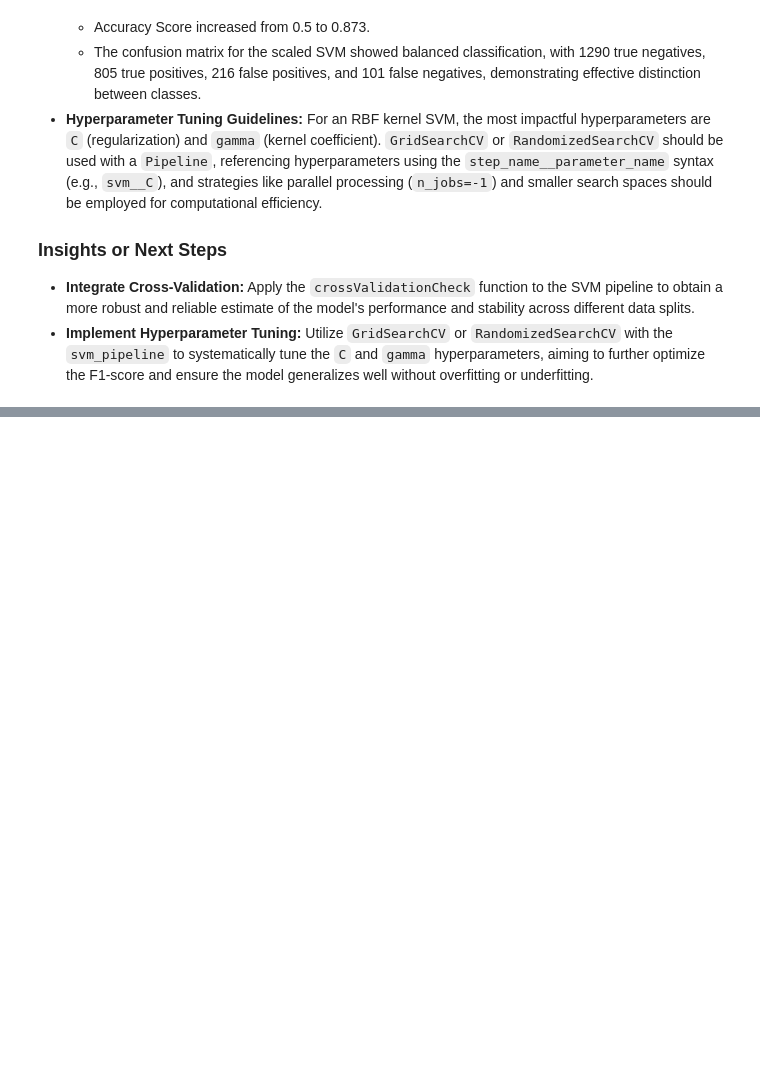
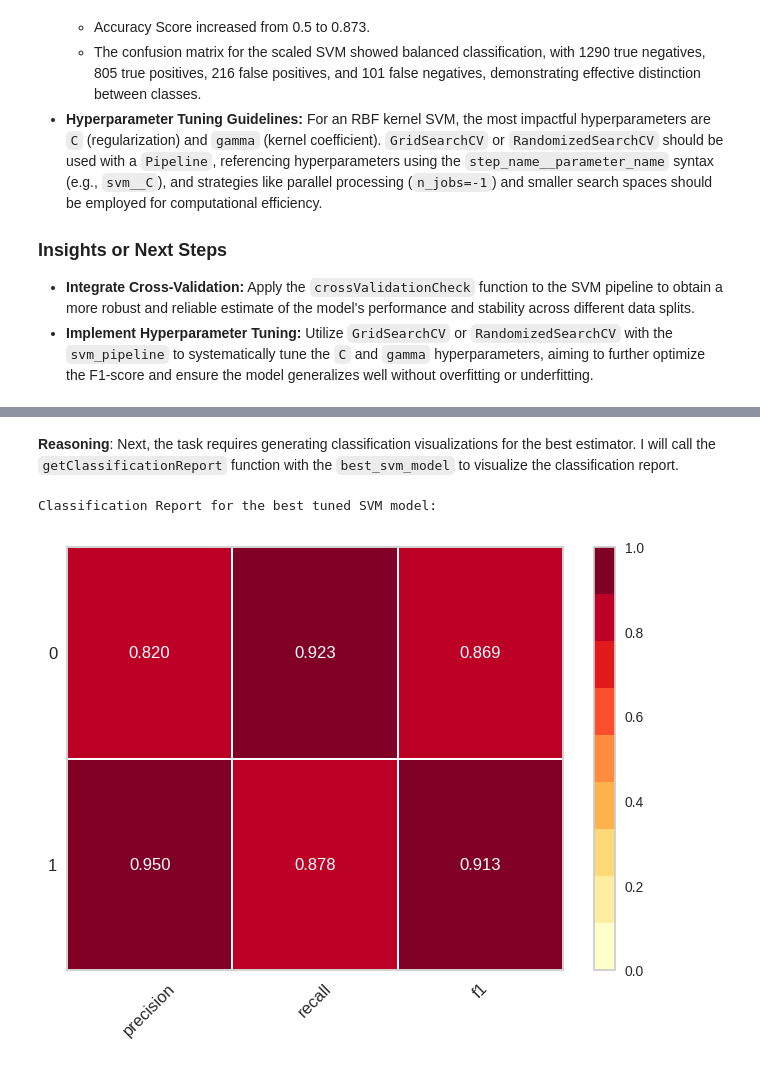
Before and after one commit to drachmacollector/Stellar-Analytics, a Jupyter notebook: Stellar_Analytics.ipynb, the cells around one changed output, grey strips where cells are left out. Drawn from its saved outputs; the diff is of its cells as text; code cells hidden in the pictures; blank space fills up the shorter version.

```diff
--- a/Stellar_Analytics.ipynb
+++ b/Stellar_Analytics.ipynb
@@ -1078,0 +1176,9 @@ weighted avg       0.88      0.87      0.87      2412
+# %% [markdown]
+**Reasoning**:
+Next, the task requires generating classification visualizations for the best estimator. I will call the `getClassificationReport` function with the `best_svm_model` to visualize the classification report.
+# %%
+print("Classification Report for the best tuned SVM model:")
+getClassificationReport(best_svm_model)
+# %% [output]
+Classification Report for the best tuned SVM model:
+[figure, added]
```
Also changed, not shown: parts of 25 cells of this notebook.
